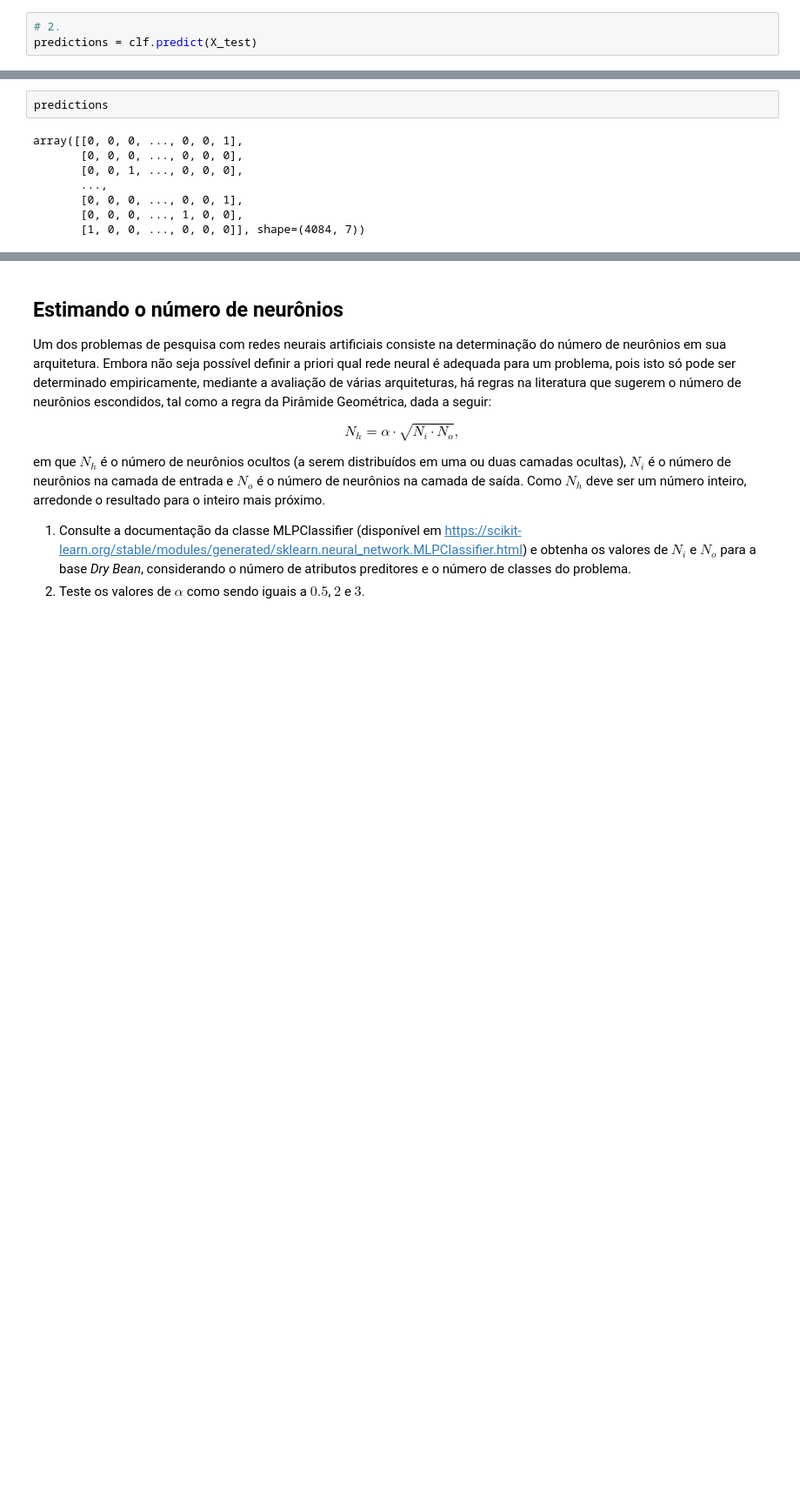
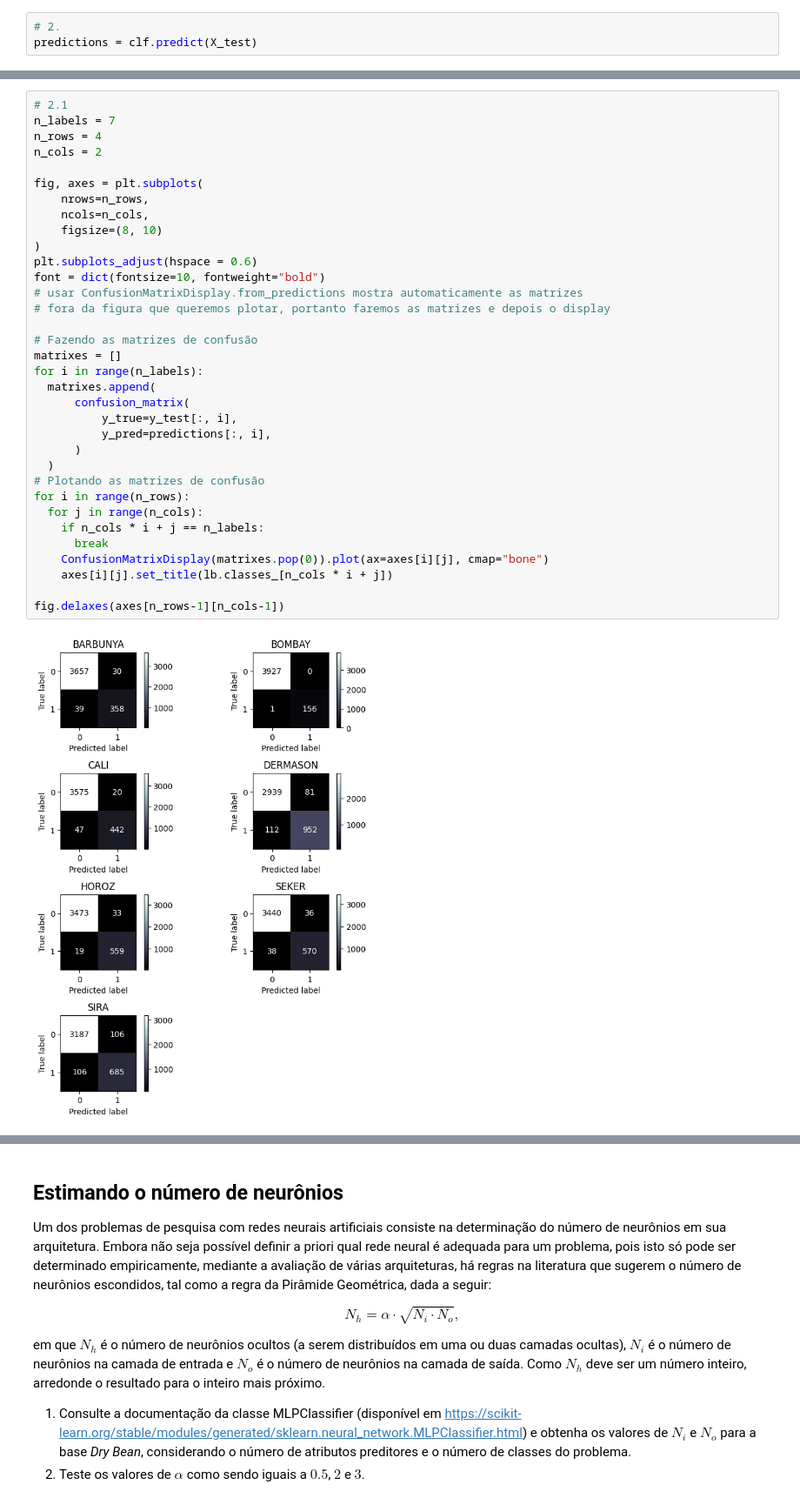
Before and after one commit to ViniciusCastroCoutinho/RNA_PP2.2, a Jupyter notebook: PP2_2_2_Proposição_e_Avaliação_de_RNAs.ipynb, the cells around one changed output, grey strips where cells are left out. Shown at 87% size. Saved outputs shown, nothing was run; the diff lists cells and outputs as text; blank space fills up the shorter version.

```diff
--- a/PP2_2_2_Proposição_e_Avaliação_de_RNAs.ipynb
+++ b/PP2_2_2_Proposição_e_Avaliação_de_RNAs.ipynb
@@ -184,10 +165,36 @@ AttributeError: 'numpy.ndarray' object has no attribute 'figure'
-# %%
-predictions
-# %% [output]
-array([[0, 0, 0, ..., 0, 0, 1],
-       [0, 0, 0, ..., 0, 0, 0],
-       [0, 0, 1, ..., 0, 0, 0],
-       ...,
-       [0, 0, 0, ..., 0, 0, 1],
-       [0, 0, 0, ..., 1, 0, 0],
-       [1, 0, 0, ..., 0, 0, 0]], shape=(4084, 7))
+# %%
+# 2.1
+n_labels = 7
+n_rows = 4
+n_cols = 2
+
+fig, axes = plt.subplots(
+    nrows=n_rows,
+    ncols=n_cols,
+    figsize=(8, 10)
+)
+plt.subplots_adjust(hspace = 0.6)
+font = dict(fontsize=10, fontweight="bold")
+# usar ConfusionMatrixDisplay.from_predictions mostra automaticamente as matrizes
+# fora da figura que queremos plotar, portanto faremos as matrizes e depois o display
+
+# Fazendo as matrizes de confusão
+matrixes = []
+for i in range(n_labels):
+  matrixes.append(
+      confusion_matrix(
+          y_true=y_test[:, i],
+          y_pred=predictions[:, i],
+      )
+  )
+# Plotando as matrizes de confusão
+for i in range(n_rows):
+  for j in range(n_cols):
+    if n_cols * i + j == n_labels:
+      break
+    ConfusionMatrixDisplay(matrixes.pop(0)).plot(ax=axes[i][j], cmap="bone")
+    axes[i][j].set_title(lb.classes_[n_cols * i + j])
+
+fig.delaxes(axes[n_rows-1][n_cols-1])
+# %% [output]
+[figure, added]
```
Also changed, not shown: parts of 20 cells of this notebook.
